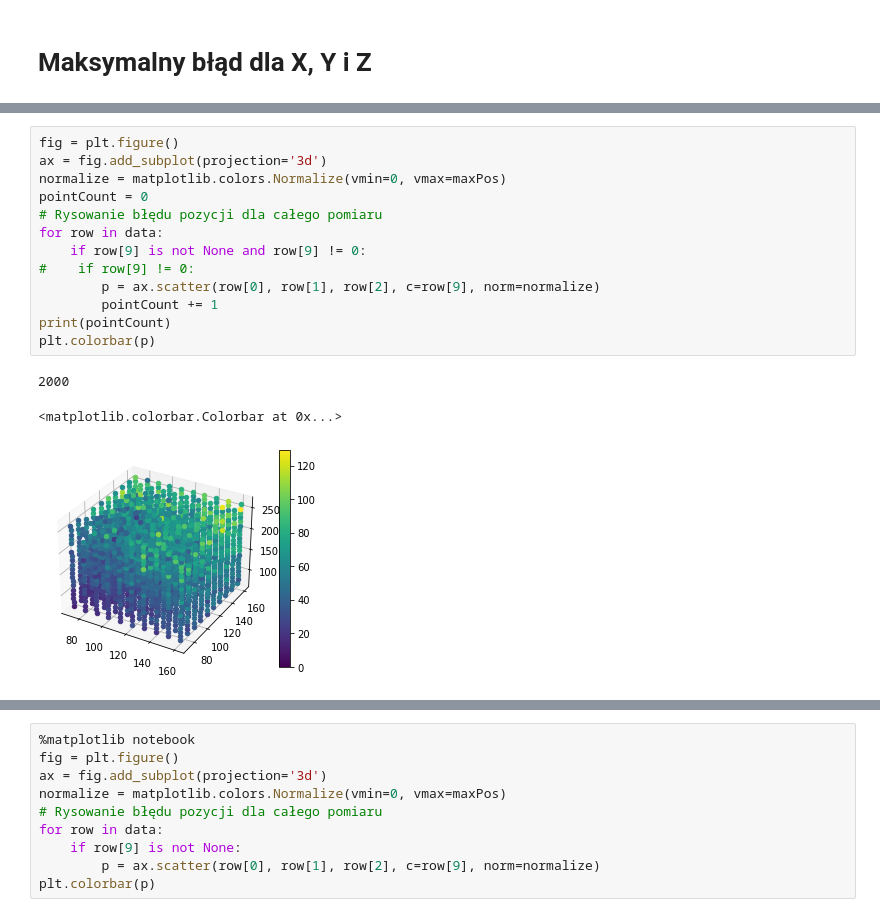
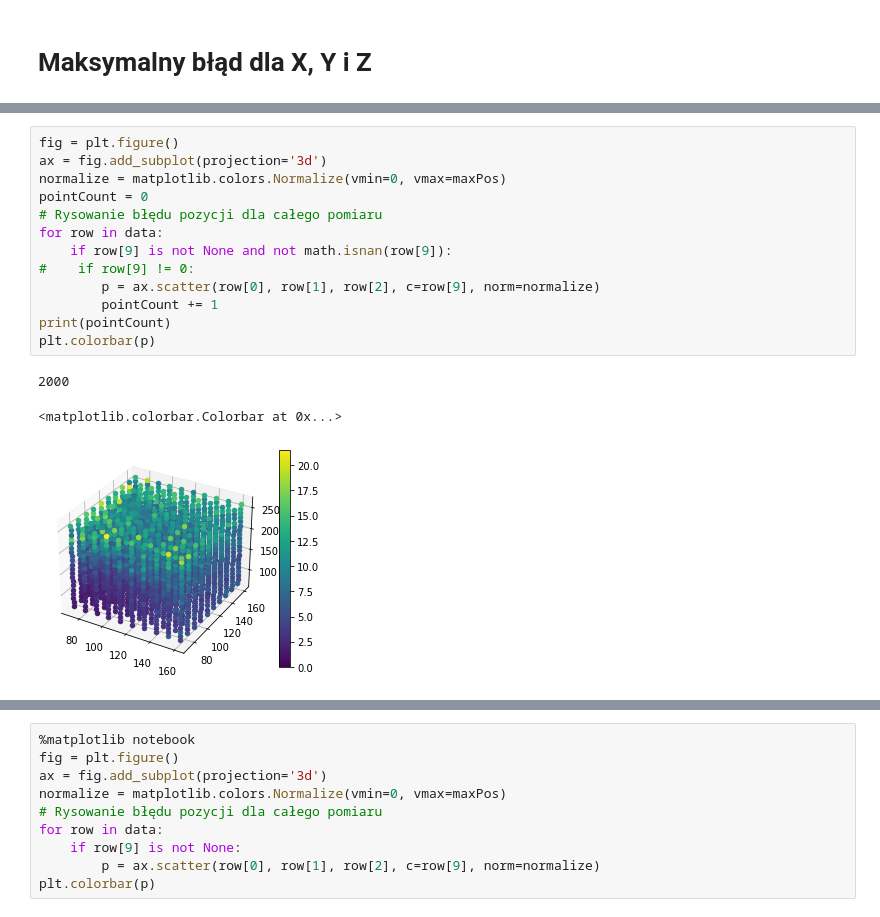
Before and after one commit to KrzysztofSkos/magnetic_field_localization, a Jupyter notebook: Heatmap.ipynb, the cells around one changed output, grey strips where cells are left out. Cells and saved outputs as stored; diff of their text form.

```diff
--- a/Heatmap.ipynb
+++ b/Heatmap.ipynb
@@ -74,17 +74,17 @@ print(counter)
 # %%
 fig = plt.figure()
 ax = fig.add_subplot(projection='3d')
 normalize = matplotlib.colors.Normalize(vmin=0, vmax=maxPos)
 pointCount = 0
 # Rysowanie błędu pozycji dla całego pomiaru
 for row in data:
-    if row[9] is not None and row[9] != 0:
+    if row[9] is not None and not math.isnan(row[9]):
 #    if row[9] != 0:
         p = ax.scatter(row[0], row[1], row[2], c=row[9], norm=normalize)
         pointCount += 1
 print(pointCount)
 plt.colorbar(p)
 # %% [output]
 2000
 <matplotlib.colorbar.Colorbar at 0x...>
-[figure, old version]
+[figure, new version]
```
Also changed, not shown: parts of 16 cells of this notebook, 2 other files.
